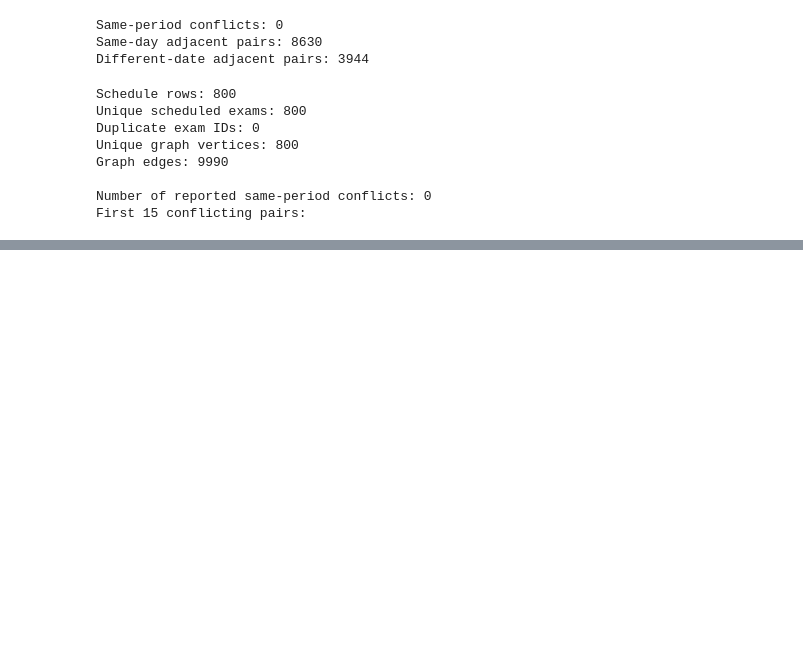
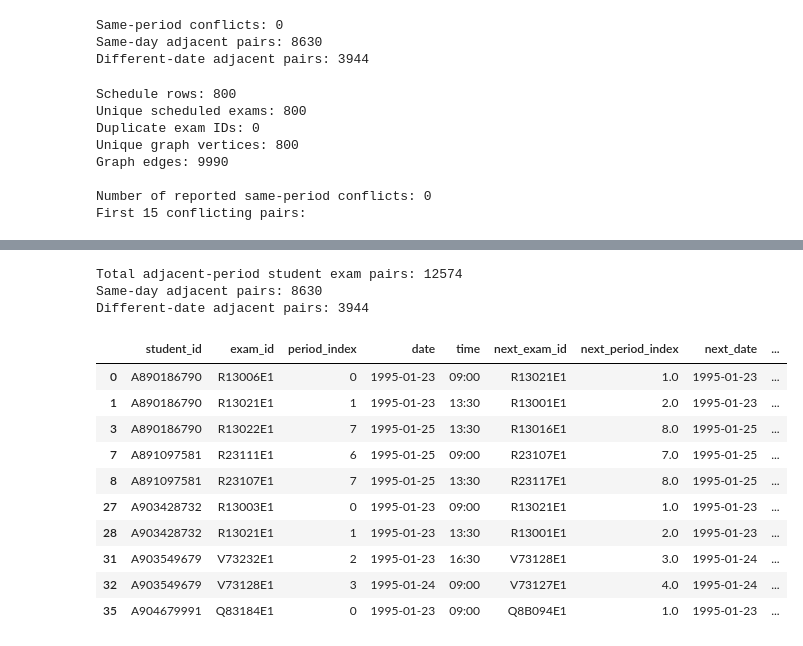
Before and after one commit to PHGNKavindya/adaptive-exam-timetabling, a Jupyter notebook: src/04_baseline_algorithms.ipynb, the cells around one changed output, grey strips where cells are left out. Drawn from its saved outputs; the diff is of its cells as text; code cells hidden in the pictures; blank space fills up the shorter version.

```diff
--- a/src/04_baseline_algorithms.ipynb
+++ b/src/04_baseline_algorithms.ipynb
@@ -1071,0 +2035,68 @@ First 15 conflicting pairs:
+# %%
+
+# Identify consecutive scheduled exams for each student.
+
+pairs_df["next_exam_id"] = (
+    pairs_df.groupby("student_id")["exam_id"].shift(-1)
+)
+
+pairs_df["next_period_index"] = (
+    pairs_df.groupby("student_id")["period_index"].shift(-1)
+)
+
+pairs_df["next_date"] = (
+    pairs_df.groupby("student_id")["date"].shift(-1)
+)
+
+pairs_df["next_time"] = (
+    pairs_df.groupby("student_id")["time"].shift(-1)
+)
+
+# Keep only adjacent scheduled periods.
+consecutive_pairs = pairs_df[
+    pairs_df["next_period_index"]
+    == pairs_df["period_index"] + 1
+].copy()
+
+consecutive_pairs["same_day"] = (
+    consecutive_pairs["date"] == consecutive_pairs["next_date"]
+)
+
+print("Total adjacent-period student exam pairs:",
+      len(consecutive_pairs))
+
+print("Same-day adjacent pairs:",
+      int(consecutive_pairs["same_day"].sum()))
+
+print("Different-date adjacent pairs:",
+      int((~consecutive_pairs["same_day"]).sum()))
+
+consecutive_pairs[
+    [
+        "student_id",
+        "exam_id",
+        "period_index",
+        "date",
+        "time",
+        "next_exam_id",
+        "next_period_index",
+        "next_date",
+        "next_time",
+        "same_day",
+    ]
+].head(10)
+# %% [output]
+Total adjacent-period student exam pairs: 12574
+Same-day adjacent pairs: 8630
+Different-date adjacent pairs: 3944
+|  | student_id | exam_id | period_index | date | time | next_exam_id | next_period_index | next_date | ... |
+| 0 | A890186790 | R13006E1 | 0 | 1995-01-23 | 09:00 | R13021E1 | 1.0 | 1995-01-23 | ... |
+| 1 | A890186790 | R13021E1 | 1 | 1995-01-23 | 13:30 | R13001E1 | 2.0 | 1995-01-23 | ... |
+| 3 | A890186790 | R13022E1 | 7 | 1995-01-25 | 13:30 | R13016E1 | 8.0 | 1995-01-25 | ... |
+| 7 | A891097581 | R23111E1 | 6 | 1995-01-25 | 09:00 | R23107E1 | 7.0 | 1995-01-25 | ... |
+| 8 | A891097581 | R23107E1 | 7 | 1995-01-25 | 13:30 | R23117E1 | 8.0 | 1995-01-25 | ... |
+| 27 | A903428732 | R13003E1 | 0 | 1995-01-23 | 09:00 | R13021E1 | 1.0 | 1995-01-23 | ... |
+| 28 | A903428732 | R13021E1 | 1 | 1995-01-23 | 13:30 | R13001E1 | 2.0 | 1995-01-23 | ... |
+| 31 | A903549679 | V73232E1 | 2 | 1995-01-23 | 16:30 | V73128E1 | 3.0 | 1995-01-24 | ... |
+| 32 | A903549679 | V73128E1 | 3 | 1995-01-24 | 09:00 | V73127E1 | 4.0 | 1995-01-24 | ... |
+| 35 | A904679991 | Q83184E1 | 0 | 1995-01-23 | 09:00 | Q8B094E1 | 1.0 | 1995-01-23 | ... |
```
Also changed, not shown: parts of 32 cells of this notebook.
